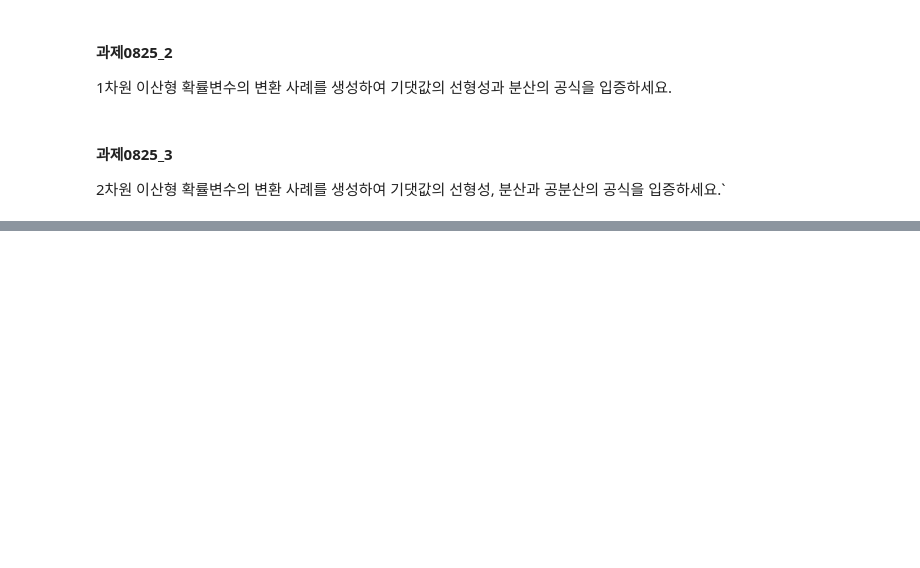
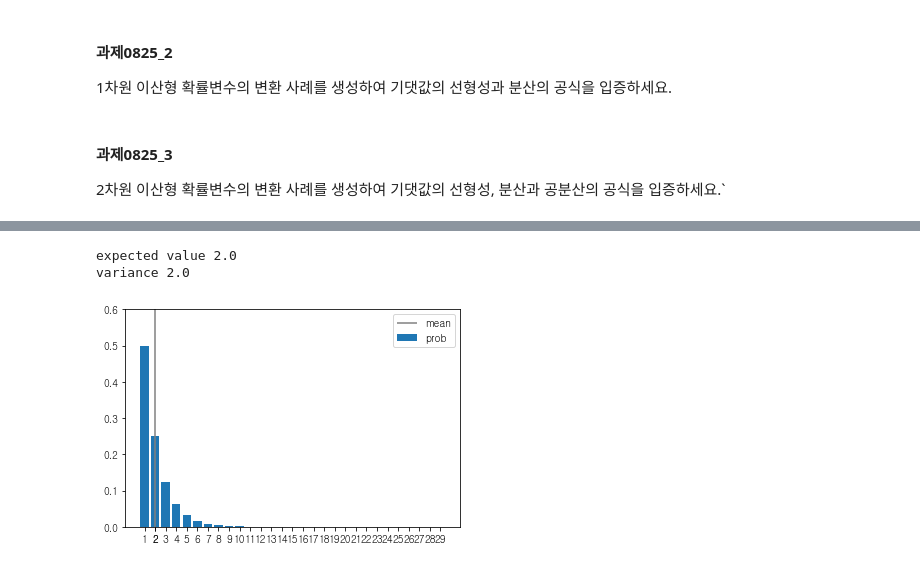
Before and after one commit to Toddbear20/Toddbear20, a Jupyter notebook: m3_통계/Stat_1.ipynb, the cells around one changed output, grey strips where cells are left out. Saved outputs shown, nothing was run; the diff lists cells and outputs as text; code cells hidden in the pictures; blank space fills up the shorter version.

```diff
--- a/m3_통계/Stat_1.ipynb
+++ b/m3_통계/Stat_1.ipynb
@@ -1590,0 +1753,21 @@ cov_xy/np.sqrt(var_X*var_Y)
+# %%
+def Ge(p):
+    x_set = np.arange(1, 30)
+    def f(x):
+        if x in x_set:
+            return p*(1-p)**(x-1)
+        else:
+            return 0
+    return x_set, f
+# %%
+p = 0.5
+X = Ge(p)
+# %%
+check_prob(X)
+# %% [output]
+expected value 2.0
+variance 2.0
+# %%
+plot_prob(X)
+# %% [output]
+[figure, added]
```
Also changed, not shown: parts of 91 cells of this notebook.
